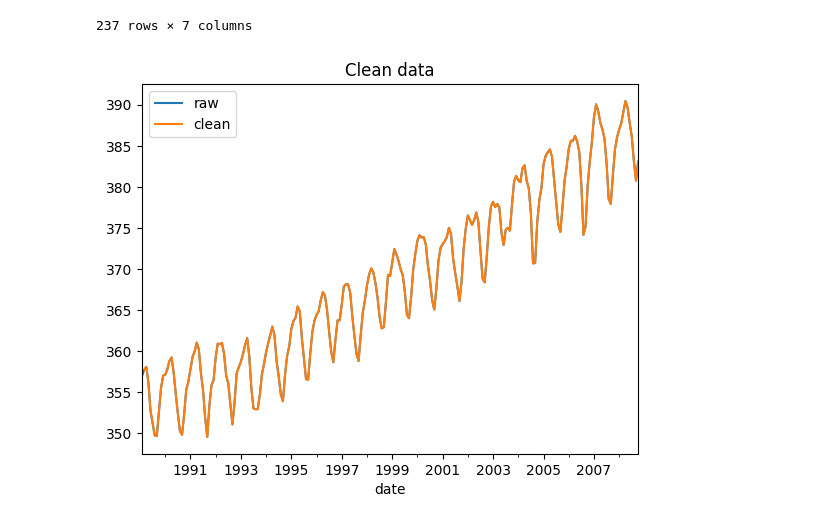
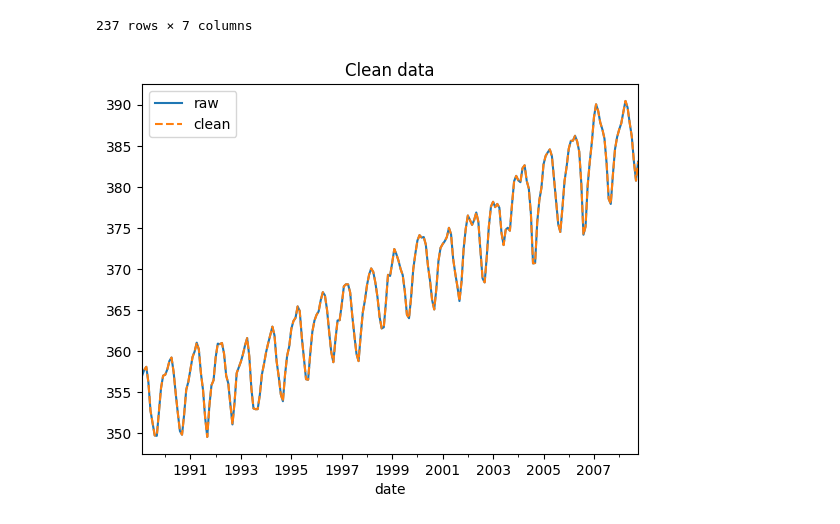
Before and after one commit to ubsuny/23-Homework5G4, a Jupyter notebook: fft_filter.ipynb, the cells around one changed output. Saved outputs shown, nothing was run; the diff lists cells and outputs as text; code cells hidden in the pictures.

```diff
--- a/fft_filter.ipynb
+++ b/fft_filter.ipynb
@@ -125,10 +139,9 @@ df
 237 rows × 7 columns
 # %%
 y_original.plot(label = "raw")
-df['value_clean'].plot(label = "clean")
-
+df['value_clean'].plot(label = "clean", linestyle='dashed')
 plt.title("Clean data")  # Title of the plot
 plt.legend()
 plt.show()
 # %% [output]
-[figure, old version]
+[figure, new version]
```
Also changed, not shown: parts of 3 cells of this notebook.
